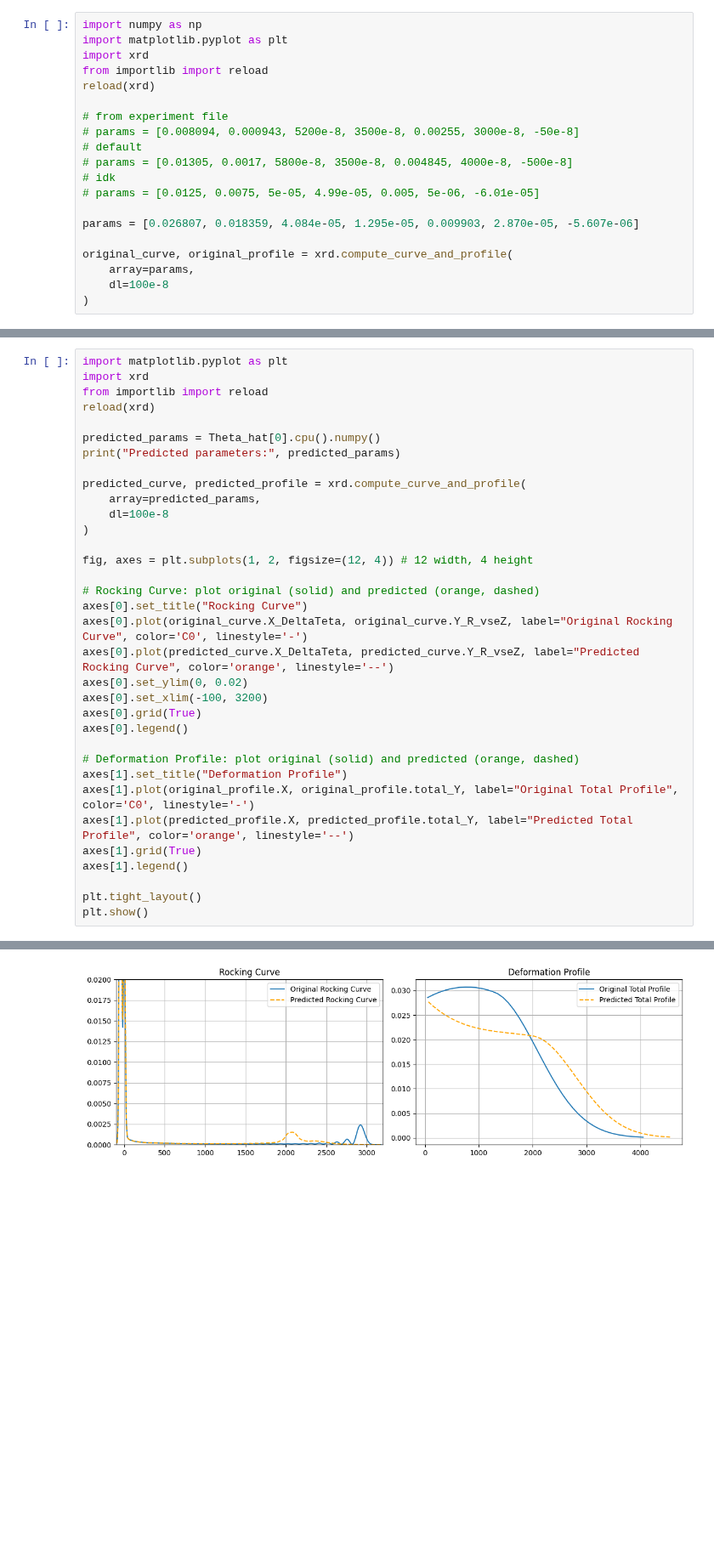
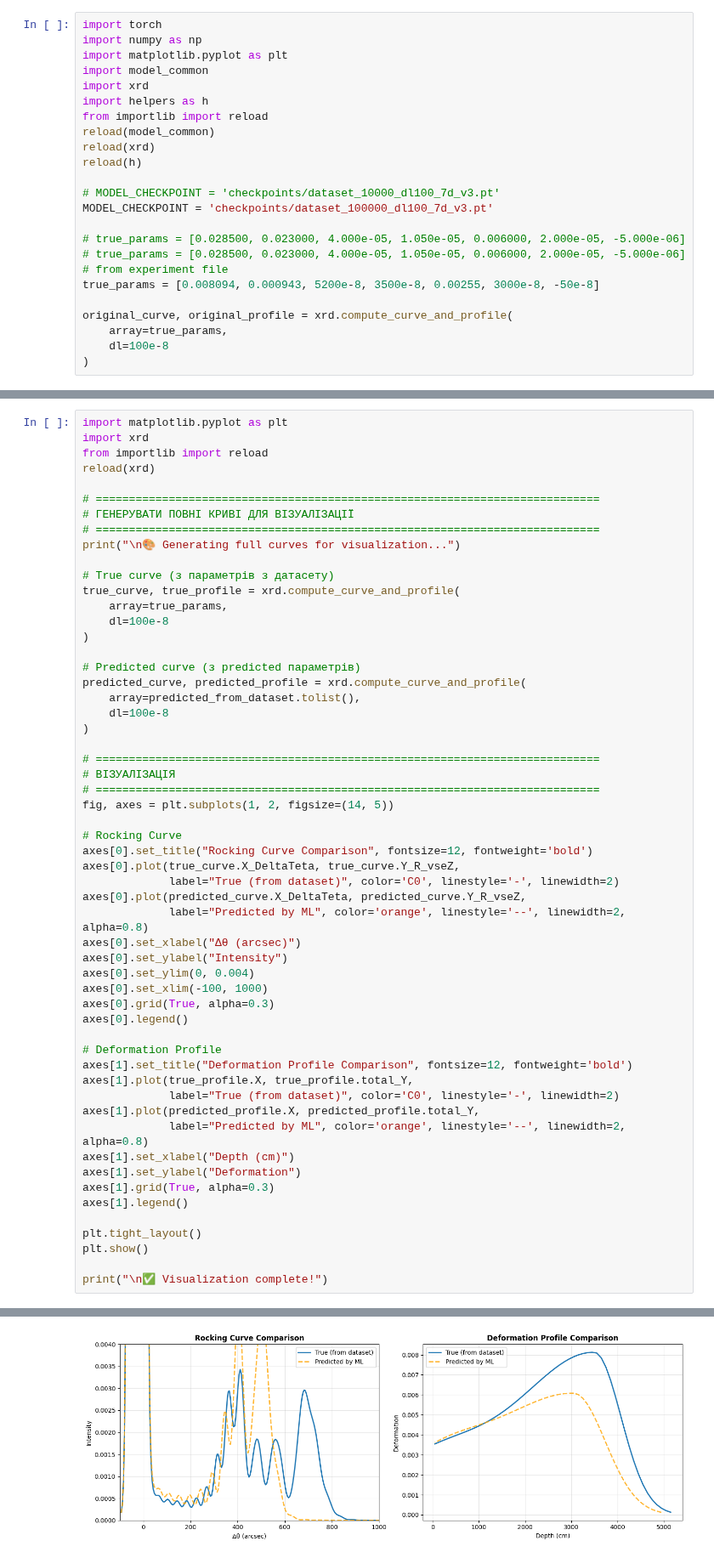
Before and after one commit to Vekeryk/master-xrd, a Jupyter notebook: j_show_experiment.ipynb, the cells around one changed output, grey strips where cells are left out. Shown at 85% size. Cells and saved outputs as stored; diff of their text form; blank space fills up the shorter version.

```diff
--- a/j_show_experiment.ipynb
+++ b/j_show_experiment.ipynb
@@ -1,20 +1,24 @@
 # %%
+import torch
 import numpy as np
 import matplotlib.pyplot as plt
+import model_common
 import xrd
+import helpers as h
 from importlib import reload
+reload(model_common)
 reload(xrd)
+reload(h)
 
+# MODEL_CHECKPOINT = 'checkpoints/dataset_10000_dl100_7d_v3.pt'
+MODEL_CHECKPOINT = 'checkpoints/dataset_100000_dl100_7d_v3.pt'
+
+# true_params = [0.028500, 0.023000, 4.000e-05, 1.050e-05, 0.006000, 2.000e-05, -5.000e-06]
+# true_params = [0.028500, 0.023000, 4.000e-05, 1.050e-05, 0.006000, 2.000e-05, -5.000e-06]
 # from experiment file
-# params = [0.008094, 0.000943, 5200e-8, 3500e-8, 0.00255, 3000e-8, -50e-8]
-# default
-# params = [0.01305, 0.0017, 5800e-8, 3500e-8, 0.004845, 4000e-8, -500e-8]
-# idk
-# params = [0.0125, 0.0075, 5e-05, 4.99e-05, 0.005, 5e-06, -6.01e-05]
-
-params = [0.026807, 0.018359, 4.084e-05, 1.295e-05, 0.009903, 2.870e-05, -5.607e-06]
+true_params = [0.008094, 0.000943, 5200e-8, 3500e-8, 0.00255, 3000e-8, -50e-8]
 
 original_curve, original_profile = xrd.compute_curve_and_profile(
-    array=params,
+    array=true_params,
     dl=100e-8
 )
@@ -78,32 +125,54 @@ import xrd
 from importlib import reload
 reload(xrd)
 
-predicted_params = Theta_hat[0].cpu().numpy()
-print("Predicted parameters:", predicted_params)
+# ============================================================================
+# ГЕНЕРУВАТИ ПОВНІ КРИВІ ДЛЯ ВІЗУАЛІЗАЦІЇ
+# ============================================================================
+print("\n🎨 Generating full curves for visualization...")
 
-predicted_curve, predicted_profile = xrd.compute_curve_and_profile(
-    array=predicted_params,
+# True curve (з параметрів з датасету)
+true_curve, true_profile = xrd.compute_curve_and_profile(
+    array=true_params,
     dl=100e-8
 )
 
-fig, axes = plt.subplots(1, 2, figsize=(12, 4)) # 12 width, 4 height
+# Predicted curve (з predicted параметрів)
+predicted_curve, predicted_profile = xrd.compute_curve_and_profile(
+    array=predicted_from_dataset.tolist(),
+    dl=100e-8
+)
 
-# Rocking Curve: plot original (solid) and predicted (orange, dashed)
-axes[0].set_title("Rocking Curve")
-axes[0].plot(original_curve.X_DeltaTeta, original_curve.Y_R_vseZ, label="Original Rocking Curve", color='C0', linestyle='-')
-axes[0].plot(predicted_curve.X_DeltaTeta, predicted_curve.Y_R_vseZ, label="Predicted Rocking Curve", color='orange', linestyle='--')
-axes[0].set_ylim(0, 0.02)
-axes[0].set_xlim(-100, 3200)
-axes[0].grid(True)
+# ============================================================================
+# ВІЗУАЛІЗАЦІЯ
+# ============================================================================
+fig, axes = plt.subplots(1, 2, figsize=(14, 5))
+
+# Rocking Curve
+axes[0].set_title("Rocking Curve Comparison", fontsize=12, fontweight='bold')
+axes[0].plot(true_curve.X_DeltaTeta, true_curve.Y_R_vseZ,
+             label="True (from dataset)", color='C0', linestyle='-', linewidth=2)
+axes[0].plot(predicted_curve.X_DeltaTeta, predicted_curve.Y_R_vseZ,
+             label="Predicted by ML", color='orange', linestyle='--', linewidth=2, alpha=0.8)
+axes[0].set_xlabel("Δθ (arcsec)")
+axes[0].set_ylabel("Intensity")
+axes[0].set_ylim(0, 0.004)
+axes[0].set_xlim(-100, 1000)
+axes[0].grid(True, alpha=0.3)
 axes[0].legend()
 
-# Deformation Profile: plot original (solid) and predicted (orange, dashed)
-axes[1].set_title("Deformation Profile")
-axes[1].plot(original_profile.X, original_profile.total_Y, label="Original Total Profile", color='C0', linestyle='-')
-axes[1].plot(predicted_profile.X, predicted_profile.total_Y, label="Predicted Total Profile", color='orange', linestyle='--')
-axes[1].grid(True)
+# Deformation Profile
+axes[1].set_title("Deformation Profile Comparison", fontsize=12, fontweight='bold')
+axes[1].plot(true_profile.X, true_profile.total_Y,
+             label="True (from dataset)", color='C0', linestyle='-', linewidth=2)
+axes[1].plot(predicted_profile.X, predicted_profile.total_Y,
+             label="Predicted by ML", color='orange', linestyle='--', linewidth=2, alpha=0.8)
+axes[1].set_xlabel("Depth (cm)")
+axes[1].set_ylabel("Deformation")
+axes[1].grid(True, alpha=0.3)
 axes[1].legend()
 
 plt.tight_layout()
 plt.show()
+
+print("\n✅ Visualization complete!")
 # %% [output]
@@ -112 +180 @@ Predicted parameters: [ 1.9852877e-02  1.2646489e-02  4.6368201e-05  2.0020891e-
-[figure, old version]
+[figure, new version]
```
Also changed, not shown: parts of 5 cells of this notebook, 20 other files.
